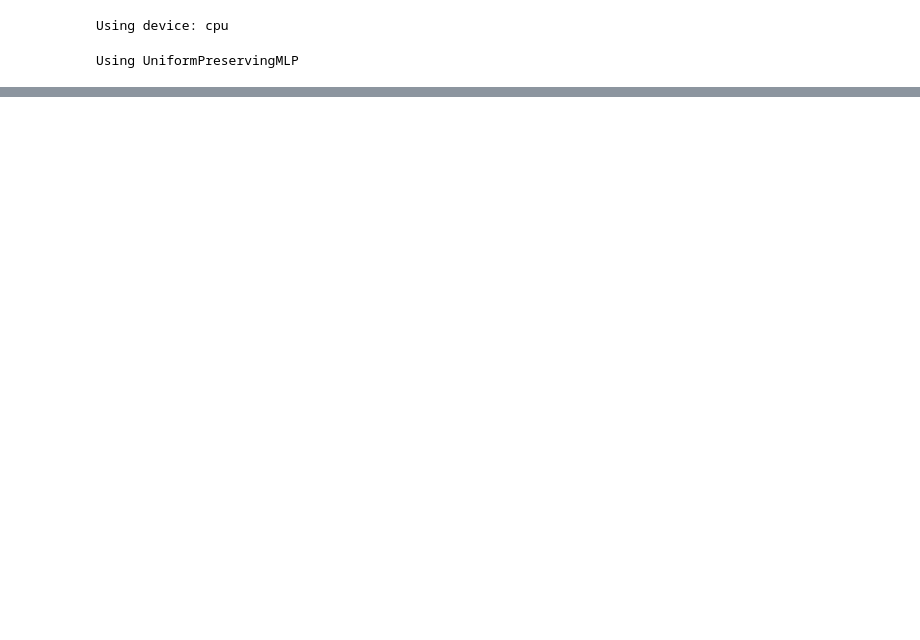
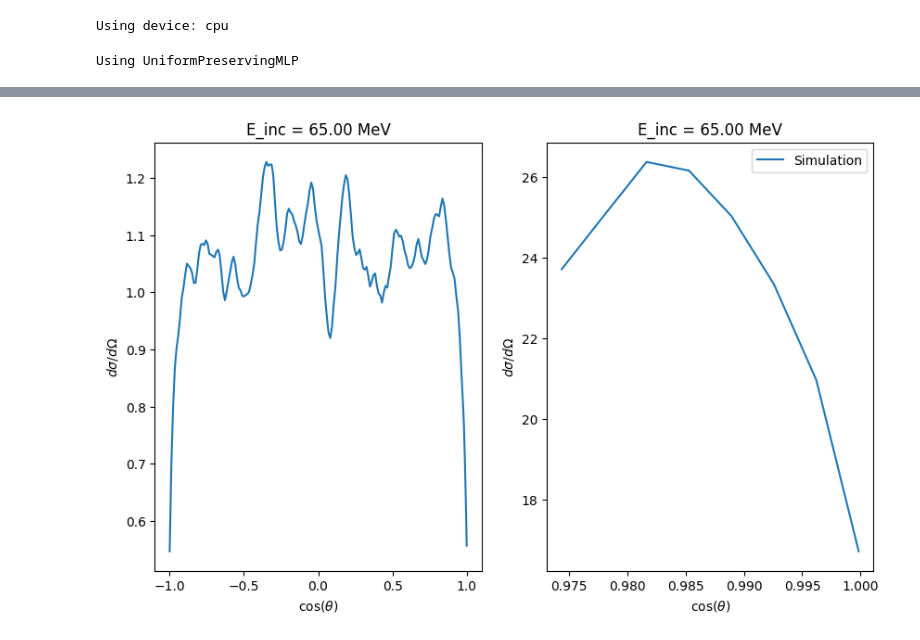
Before and after one commit to LucAstrand/MCML, a Jupyter notebook: npReactionv7.ipynb, the cells around one changed output, grey strips where cells are left out. Drawn from its saved outputs; the diff is of its cells as text; code cells hidden in the pictures; blank space fills up the shorter version.

```diff
--- a/npReactionv7.ipynb
+++ b/npReactionv7.ipynb
@@ -914,7 +908,7 @@ for idx in monitor_indices:
     plt.plot(cos_theta_bins.cpu(), sim_dist.cpu(), label='Simulation')
     # plt.plot(cos_theta_bins.cpu(), sim_dist_nonet.cpu(), label='Simulation no net')
     plt.xlabel(r'$\cos(\theta)$')
-    # plt.xlim(cos_theta_exp_plot.min(), cos_theta_exp_plot.max())
+    plt.xlim(cos_theta_exp_plot.min(), cos_theta_exp_plot.max())
 
     # plt.plot(E_sec_exp.cpu(), exp_dist.cpu(), label='Experimental')
     # plt.plot(E_sec_exp.cpu(), sim_dist.cpu(), label='Simulation')
@@ -973,0 +924,73 @@ tensor([0.0173, 0.0722, 0.2384,  ..., 0.2565, 0.3731, 0.1230],
+# %%
+import torch
+import matplotlib.pyplot as plt
+
+
+cos_theta_exp = torch.tensor([1, 3, 5, 7, 9, 11, 13], dtype=torch.float32)
+cos_theta_bins = create_full_range_grid_with_exp_points(180, cos_theta_exp)
+acs_pipeline_full_range = ACSPipeline(cos_theta_bins=cos_theta_bins).to(device)
+
+_cos_theta_exp = torch.tensor(sorted(np.cos(np.radians(df['theta'].unique()))), dtype=torch.float32)
+_cos_theta_bins = torch.linspace(_cos_theta_exp.min(), _cos_theta_exp.max(), len(_cos_theta_exp) + 1)
+acs_pipeline_exp_range = ACSPipeline(cos_theta_bins=_cos_theta_bins).to(device)
+
+
+
+
+net.eval()
+
+n_mc_samples = 5_000
+monitor_indices = range(len(integrated_results))  # pick a few energies
+
+
+for idx in monitor_indices:
+    if idx >= 1:
+        continue  # Skip all but the first index for testing
+    # Experimental values
+    Ek_val = integrated_results[idx]['E_inc'] / 1e6 / 1e3 # scalar tensor
+
+    exp_dist = integrated_results[idx]['int_over_E_sec'].to(device)  # (M,)
+    # exp_dist = integrated_results[idx]['int_over_theta'].to(device)  # (M,)
+
+    # Shape (B=1, N) for Monte Carlo
+    Ek_batch = Ek_val.unsqueeze(0).to(device)  # (1,)
+    Ek_expanded = Ek_batch.unsqueeze(1).expand(-1, n_mc_samples)  # (1, N)
+
+    # Random latent samples: (B=1, N, n_in)
+    uniform_samples = torch.rand((1, n_mc_samples, n_in), device=device)
+
+    u1 = uniform_samples[..., 0]
+    u2 = uniform_samples[..., 1]
+    u3 = uniform_samples[..., 2]
+
+    sim_dist_full = acs_pipeline_full_range(Ek_batch * 1e3, u1, u2, u3).squeeze(0)  # (M,)
+    sim_dist_full = sim_dist_full * exp_dist.sum() / (sim_dist_full.sum() + 1e-8)
+
+    sim_dist_exp_range = acs_pipeline_exp_range(Ek_batch * 1e3, u1, u2, u3).squeeze(0)  # (M,)
+    sim_dist_exp_range = sim_dist_exp_range * exp_dist.sum() / (sim_dist_exp_range.sum() + 1e-8)
+
+    cos_theta_exp_plot = torch.tensor(sorted(np.cos(np.radians(df['theta'].unique()))), dtype=torch.float32)
+    # Plot
+
+    plt.figure(figsize=(10, 6))
+    plt.subplot(1, 2, 1)
+    plt.plot(cos_theta_bins.cpu(), sim_dist_full.cpu(), label='Simulation')
+
+    plt.xlabel(r'$\cos(\theta)$')
+    plt.ylabel(r'$d\sigma/d\Omega$')
+    plt.title(f'E_inc = {(Ek_val.item() * 1e3):.2f} MeV')
+    # plt.legend()
+    # plt.show()
+
+    plt.subplot(1, 2, 2)
+    plt.plot(_cos_theta_bins.cpu(), sim_dist_exp_range.cpu(), label='Simulation')
+    plt.xlabel(r'$\cos(\theta)$')
+    plt.ylabel(r'$d\sigma/d\Omega$')
+    plt.title(f'E_inc = {(Ek_val.item() * 1e3):.2f} MeV')
+    plt.legend()
+    plt.show()
+
+
+# ## Testing
+# %% [output]
+[figure, added]
```
Also changed, not shown: parts of 6 cells of this notebook.
